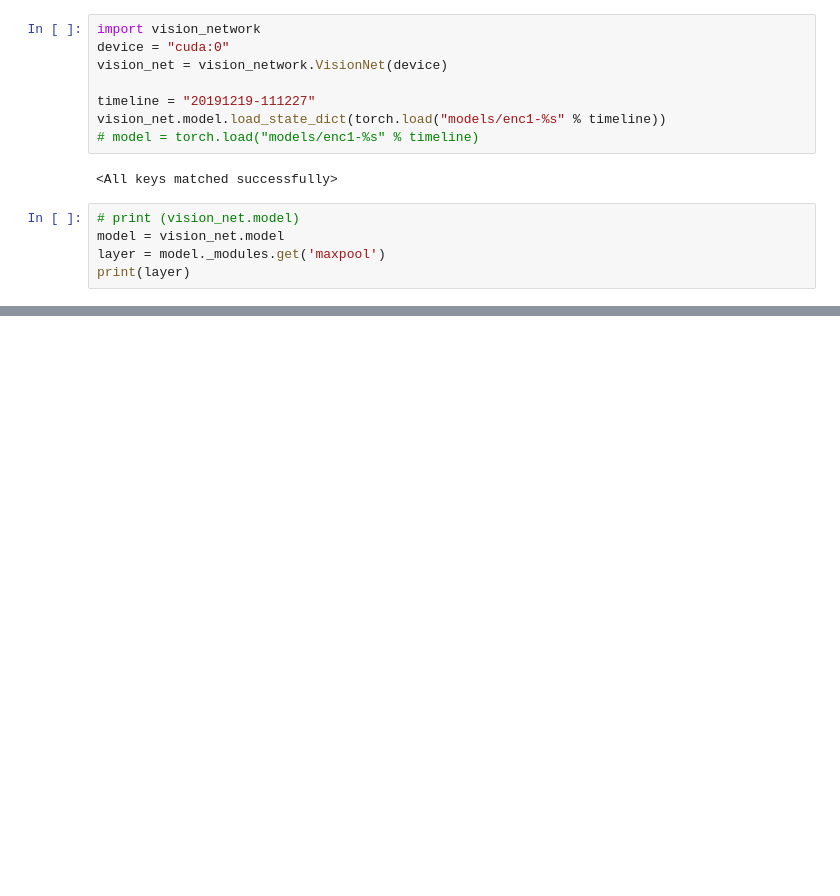
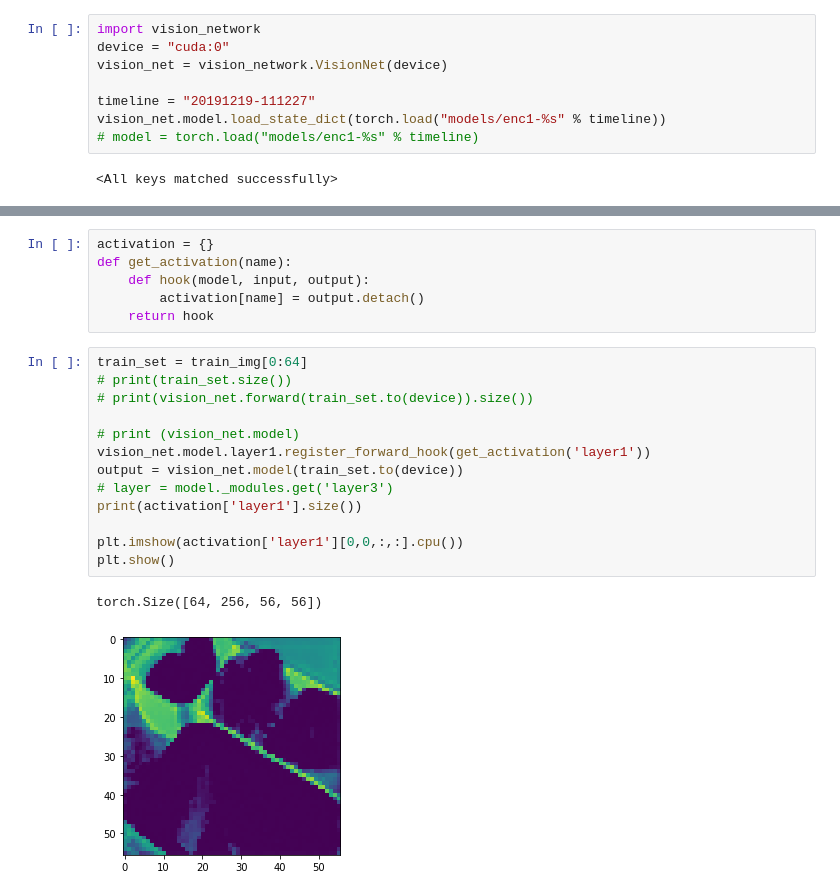
Before and after one commit to MariaPdg/hci-intermodal-reasoning, a Jupyter notebook: test_gaze.ipynb, the cells around one changed output, grey strips where cells are left out. Drawn from its saved outputs; the diff is of its cells as text; blank space fills up the shorter version.

```diff
--- a/test_gaze.ipynb
+++ b/test_gaze.ipynb
@@ -67,8 +66,3 @@ vision_net.model.load_state_dict(torch.load("models/enc1-%s" % timeline))
 # model = torch.load("models/enc1-%s" % timeline)
 # %% [output]
 <All keys matched successfully>
-# %%
-# print (vision_net.model)
-model = vision_net.model
-layer = model._modules.get('maxpool')
-print(layer)
@@ -76,0 +90,22 @@ MaxPool2d(kernel_size=3, stride=2, padding=1, dilation=1, ceil_mode=False)
+# %%
+activation = {}
+def get_activation(name):
+    def hook(model, input, output):
+        activation[name] = output.detach()
+    return hook
+# %%
+train_set = train_img[0:64]
+# print(train_set.size())
+# print(vision_net.forward(train_set.to(device)).size())
+
+# print (vision_net.model)
+vision_net.model.layer1.register_forward_hook(get_activation('layer1'))
+output = vision_net.model(train_set.to(device))
+# layer = model._modules.get('layer3')
+print(activation['layer1'].size())
+
+plt.imshow(activation['layer1'][0,0,:,:].cpu())
+plt.show()
+# %% [output]
+torch.Size([64, 256, 56, 56])
+[figure, added]
```
Also changed, not shown: parts of 7 cells of this notebook.
